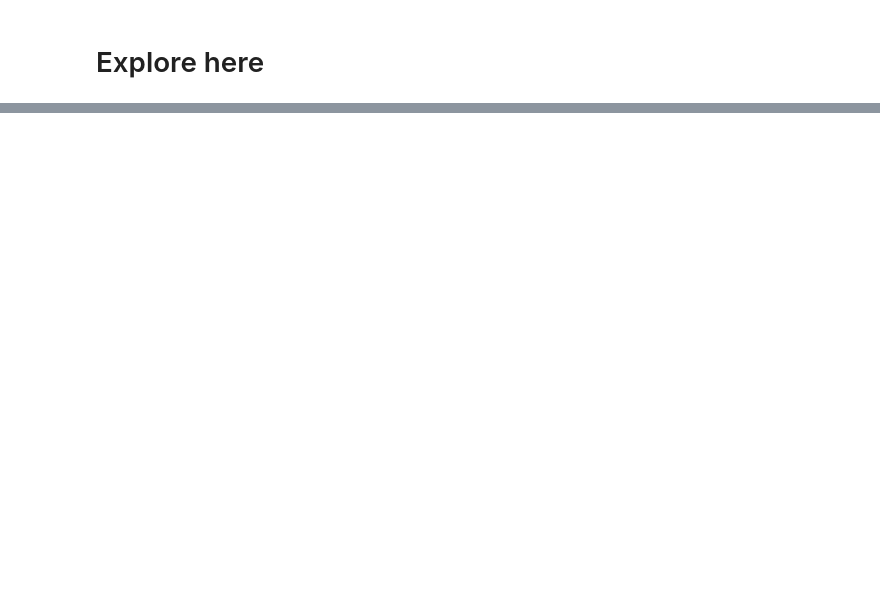
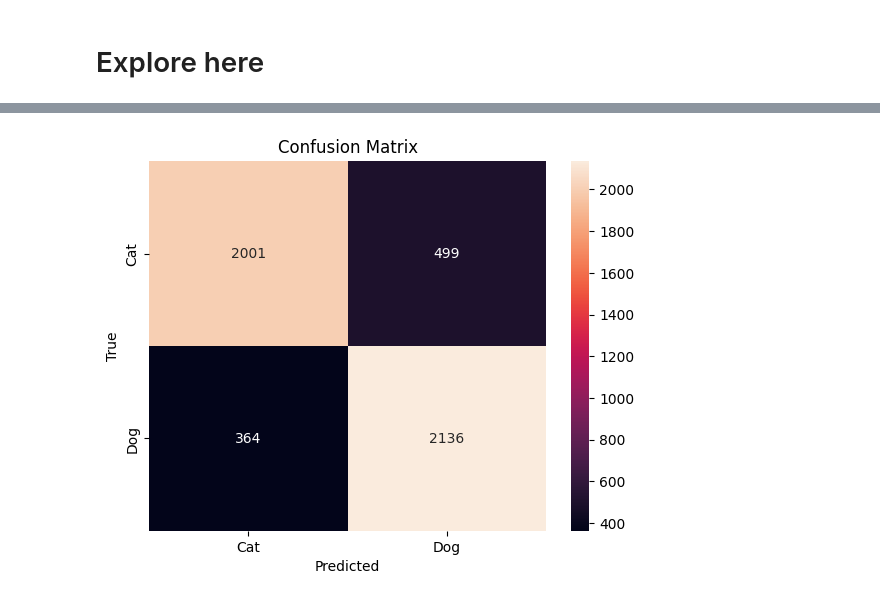
Before and after one commit to 4GeeksAcademy/gabriel-de-almeida-santos-imagenes-definitivo, a Jupyter notebook: src/explore.ipynb, the cells around one changed output, grey strips where cells are left out. Saved outputs shown, nothing was run; the diff lists cells and outputs as text; code cells hidden in the pictures; blank space fills up the shorter version.

```diff
--- a/src/explore.ipynb
+++ b/src/explore.ipynb
@@ -37,0 +244,17 @@ FileNotFoundError: [WinError 3] El sistema no puede encontrar la ruta especifica
+# %%
+
+cm = confusion_matrix(y_true, y_pred)
+
+sns.heatmap(
+    cm,
+    annot=True,
+    fmt="d",
+    xticklabels=["Cat", "Dog"],
+    yticklabels=["Cat", "Dog"]
+)
+plt.xlabel("Predicted")
+plt.ylabel("True")
+plt.title("Confusion Matrix")
+plt.show()
+# %% [output]
+[figure, added]
```
Also changed, not shown: parts of 17 cells of this notebook, 1 other file.
